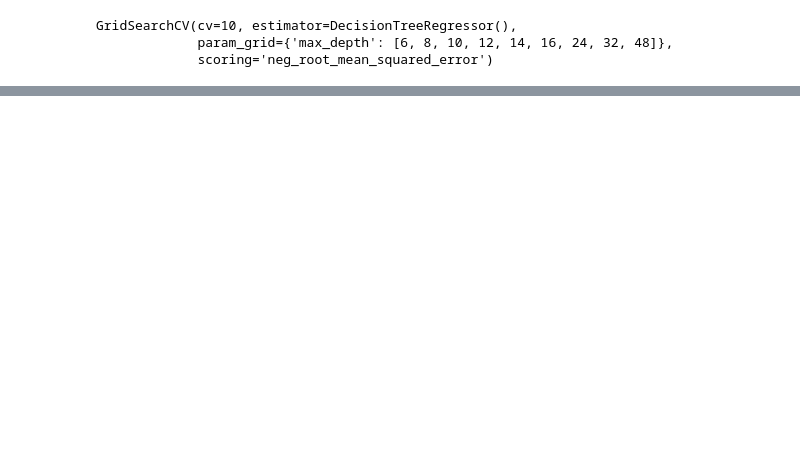
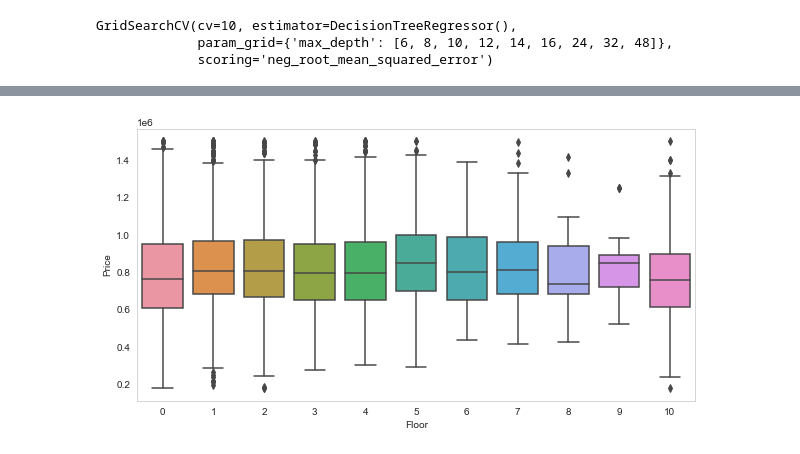
Before and after one commit to milonpabis/price-predictor-poland2024, a Jupyter notebook: krakow-exclusive-analysis.ipynb, the cells around one changed output, grey strips where cells are left out. Drawn from its saved outputs; the diff is of its cells as text; code cells hidden in the pictures; blank space fills up the shorter version.

```diff
--- a/krakow-exclusive-analysis.ipynb
+++ b/krakow-exclusive-analysis.ipynb
@@ -369,5 +387,5 @@ plot_residual_error(y_test_lr, y_pred_tree)
 # %%
-df.loc[df["BuildYear"].isna(), "BuildYear"] = tree.predict(df[df["BuildYear"].isna()][["Garage", "Balcony", "Terrace", "NRooms"]].values)
+df.loc[df["BuildYear"].isna(), "BuildYear"] = tree.predict(df[df["BuildYear"].isna()][["Garage", "Balcony", "Terrace", "Lift", "NRooms"]].values)
 # %%
 sns.scatterplot(data=df, x="BuildYear", y="Price")
 plt.title("BuildYear vs Price", weight="bold", fontsize=18)
@@ -396,3 +410,8 @@ plt.show()
+# %%
+sns.boxplot(data=df, x="Floor", y="Price")
+plt.show()
+# %% [output]
+[figure, added]
 # %%
 plt.figure(figsize=(15,10))
 df["Age"] = df["Age"].astype("int")
```
Also changed, not shown: parts of 39 cells of this notebook.
